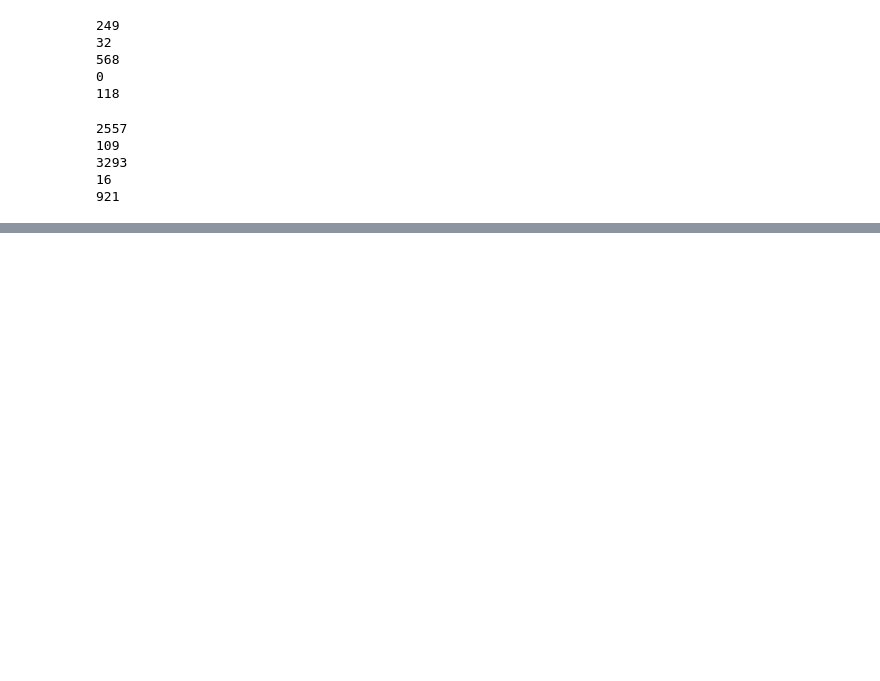
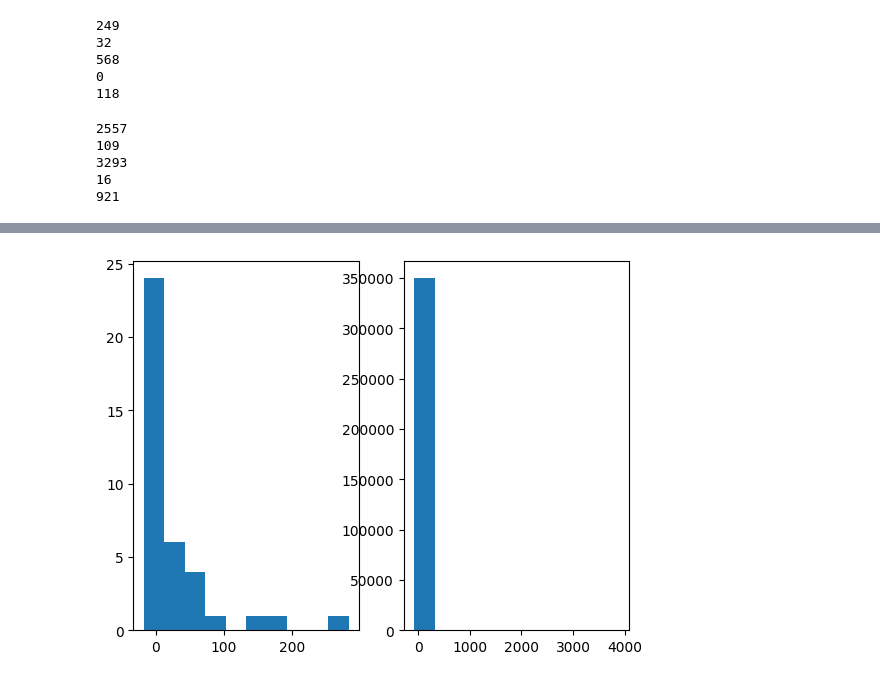
Before and after one commit to dyk00/2AMM20, a Jupyter notebook: [2AMM20] Aviation Data Exploration .ipynb, the cells around one changed output, grey strips where cells are left out. Drawn from its saved outputs; the diff is of its cells as text; code cells hidden in the pictures; blank space fills up the shorter version.

```diff
--- a/[2AMM20] Aviation Data Exploration .ipynb
+++ b/[2AMM20] Aviation Data Exploration .ipynb
@@ -206,0 +313,7 @@ print(len(da_l_2022))
+# %%
+fig, (ax1, ax2) = plt.subplots(1,2)
+ax1.hist(air_2020_df[air_2020_df['CANCELLED']==1]['DEP_DELAY'])
+ax2.hist(air_2020_df[air_2020_df['CANCELLED']==0]['DEP_DELAY'])
+fig.show()
+# %% [output]
+[figure, added]
```
Also changed, not shown: parts of 13 cells of this notebook.
